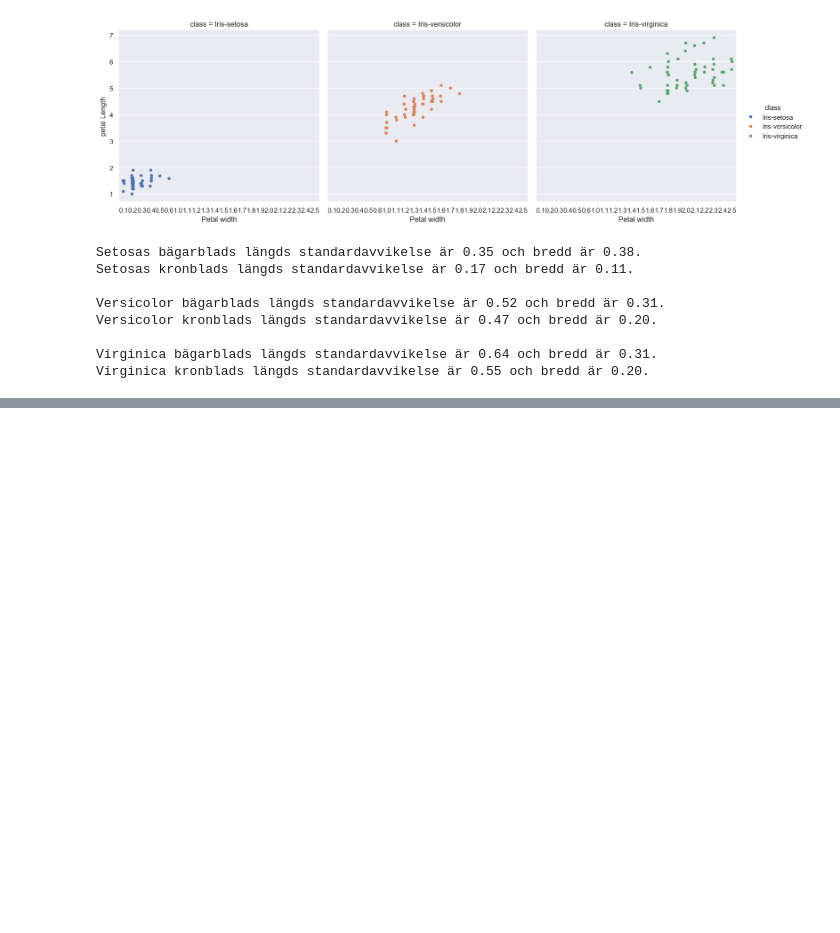
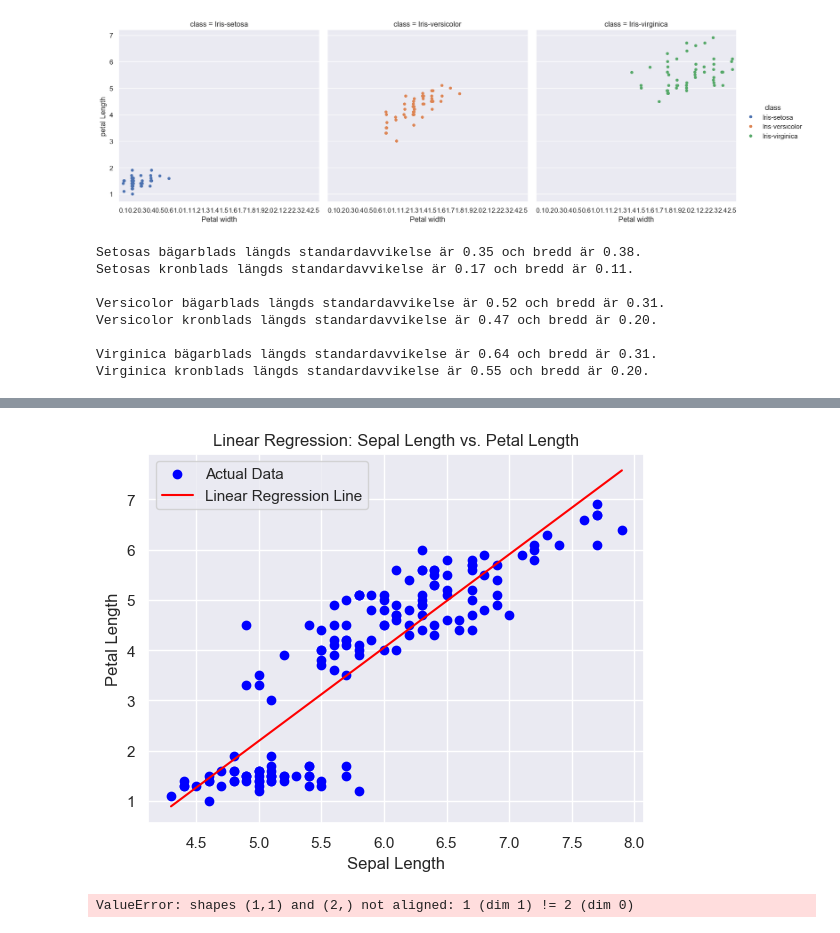
Before and after one commit to DeerBay/Statistics-Julia-Sjoholm, a Jupyter notebook: Lab/flower.ipynb, the cells around one changed output, grey strips where cells are left out. Saved outputs shown, nothing was run; the diff lists cells and outputs as text; code cells hidden in the pictures; blank space fills up the shorter version.

```diff
--- a/Lab/flower.ipynb
+++ b/Lab/flower.ipynb
@@ -176,0 +307,56 @@ Fail to reject the null hypothesis: There is no significant difference.
+# %%
+import statsmodels.api as sm
+
+# Extract the sepal length as the independent variable (X)
+X = iris_data['sepal_length']
+
+# Add a constant term (intercept) to the independent variable
+X = sm.add_constant(X)
+
+# Extract the petal length as the dependent variable (y)
+y = iris_data['petal_length']
+
+# Create a linear regression model
+model = sm.OLS(y, X)
+
+# Fit the model to the data
+results = model.fit()
+
+# Make predictions for the entire range of sepal lengths in the dataset
+min_sepal_length = X['sepal_length'].min()
+max_sepal_length = X['sepal_length'].max()
+sepal_length_range = [min_sepal_length, max_sepal_length]
+predictions = results.predict(sm.add_constant(sepal_length_range))
+
+# Plot the actual data points
+plt.scatter(X['sepal_length'], y, label='Actual Data', color='blue')
+
+# Plot the linear regression line
+plt.plot(sepal_length_range, predictions, label='Linear Regression Line', color='red')
+
+# Set labels and title
+plt.xlabel('Sepal Length')
+plt.ylabel('Petal Length')
+plt.title('Linear Regression: Sepal Length vs. Petal Length')
+
+# Show the legend
+plt.legend()
+
+# Show the plot
+plt.show()
+# %% [output]
+[figure, added]
+# %%
+# New sepal length value for prediction
+new_sepal_length = 6.0
+
+# Add a constant term (intercept) to the new value
+new_data = sm.add_constant(pd.Series([new_sepal_length]))
+
+# Make predictions
+predicted_petal_length = results.predict(new_data)
+
+# Print the predicted petal length
+print("Predicted Petal Length:", predicted_petal_length[0])
+# %% [output]
+ValueError: shapes (1,1) and (2,) not aligned: 1 (dim 1) != 2 (dim 0)
```
Also changed, not shown: parts of 16 cells of this notebook, 2 other files.
